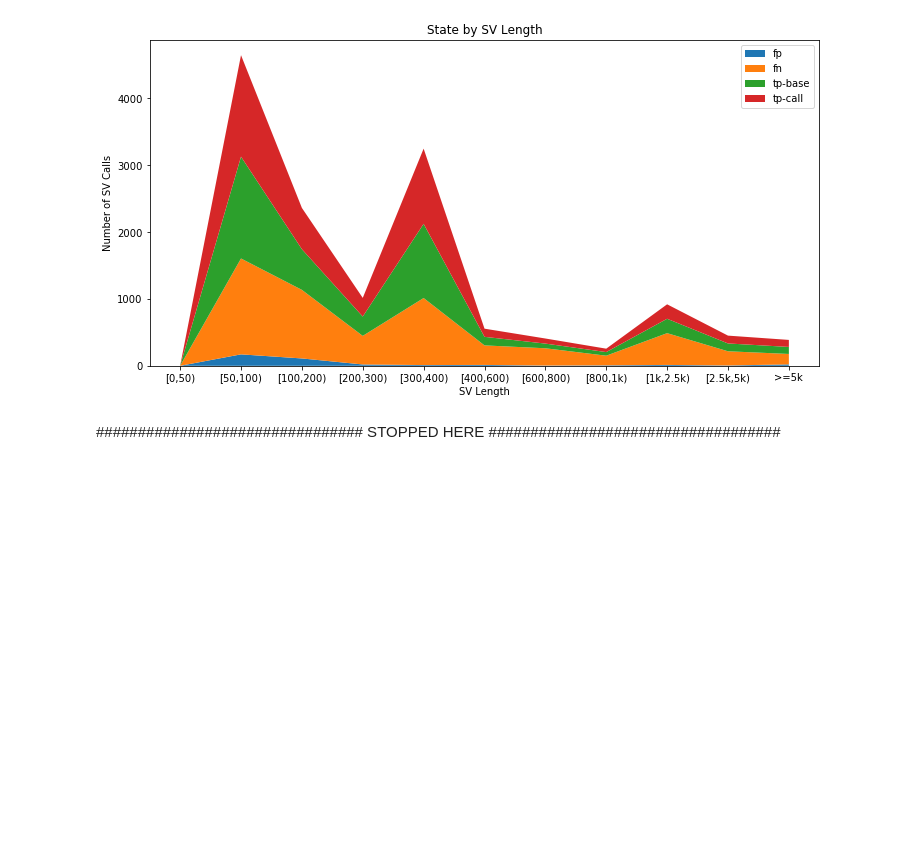
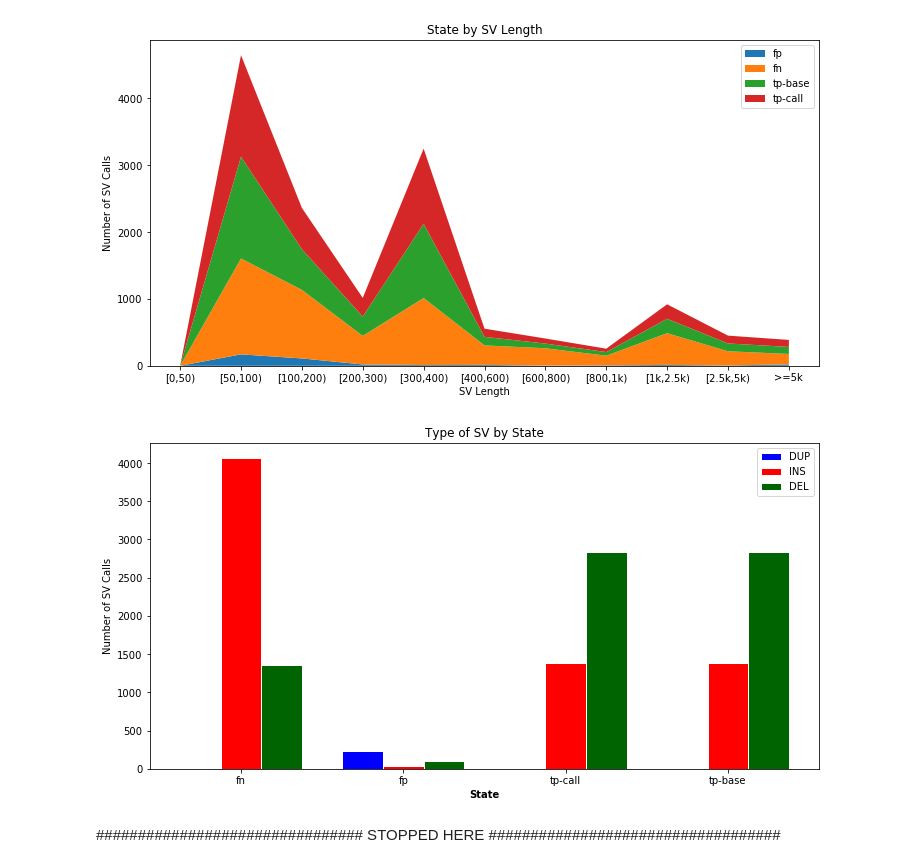
Before and after one commit to unique379/SVTeaser, a Jupyter notebook: TruvariStatsPlots.ipynb, the cells around one changed output. Drawn from its saved outputs; the diff is of its cells as text; code cells hidden in the pictures; blank space fills up the shorter version.

Commit message:
Added Type of SV by State plot

```diff
--- a/TruvariStatsPlots.ipynb
+++ b/TruvariStatsPlots.ipynb
@@ -13,6 +13,7 @@ SZBINTYPE = CategoricalDtype(categories=ts.SZBINS, ordered=True)
 # %%
 TRUVARI_DIR = 'results_sv_multi/'
 STATES = ['fp', 'fn', 'tp-base', 'tp-call']
+TYPES = ['DUP', 'INS', 'DEL']
 # %%
 # Finds the correct bin for input
 # Possible bins: ['[0,50)', '[50,100)', '[100,200)', '[200,300)',
@@ -122,6 +123,47 @@ plt.ylabel('Number of SV Calls')
 plt.show()
 # %% [output]
 [figure]
+# %%
+xs = TYPES
+ys = []
+for svtype in TYPES:
+    count_dict = {'fn' : 0, 'fp' : 0, 'tp-call' : 0, 'tp-base' : 0}
+    counts = tdf[tdf['svtype']==svtype]['state'].value_counts()
+    for state in counts.index:
+        count_dict[state] = count_dict[state] + counts[state]
+    ys.append(list(count_dict.values()))
+
+# set width of bar
+barWidth = 0.25
+
+# set height of bar
+bars1 = ys[0] # [12, 30, 1, 8, 22]
+bars2 = ys[1] # [28, 6, 16, 5, 10]
+bars3 = ys[2] # [29, 3, 24, 25, 17]
+
+# Set position of bar on X axis
+r1 = np.arange(len(bars1))
+r2 = [x + barWidth for x in r1]
+r3 = [x + barWidth for x in r2]
+
+# Make the plot
+fig, axs = plt.subplots(figsize=(12,6))
+plt.bar(r1, bars1, color='blue', width=barWidth, edgecolor='white', label=TYPES[0])
+plt.bar(r2, bars2, color='red', width=barWidth, edgecolor='white', label=TYPES[1])
+plt.bar(r3, bars3, color='darkgreen', width=barWidth, edgecolor='white', label=TYPES[2])
+
+# Add xticks on the middle of the group bars
+plt.xlabel('State', fontweight='bold')
+plt.xticks([r + barWidth for r in range(len(bars1))], count_dict.keys())
+
+plt.ylabel('Number of SV Calls')
+plt.title('Type of SV by State')
+
+# Create legend & Show graphic
+plt.legend()
+plt.show()
+# %% [output]
+[figure, added]
 # %% [markdown]
 ################################ STOPPED HERE ###################################
 # %%
```
